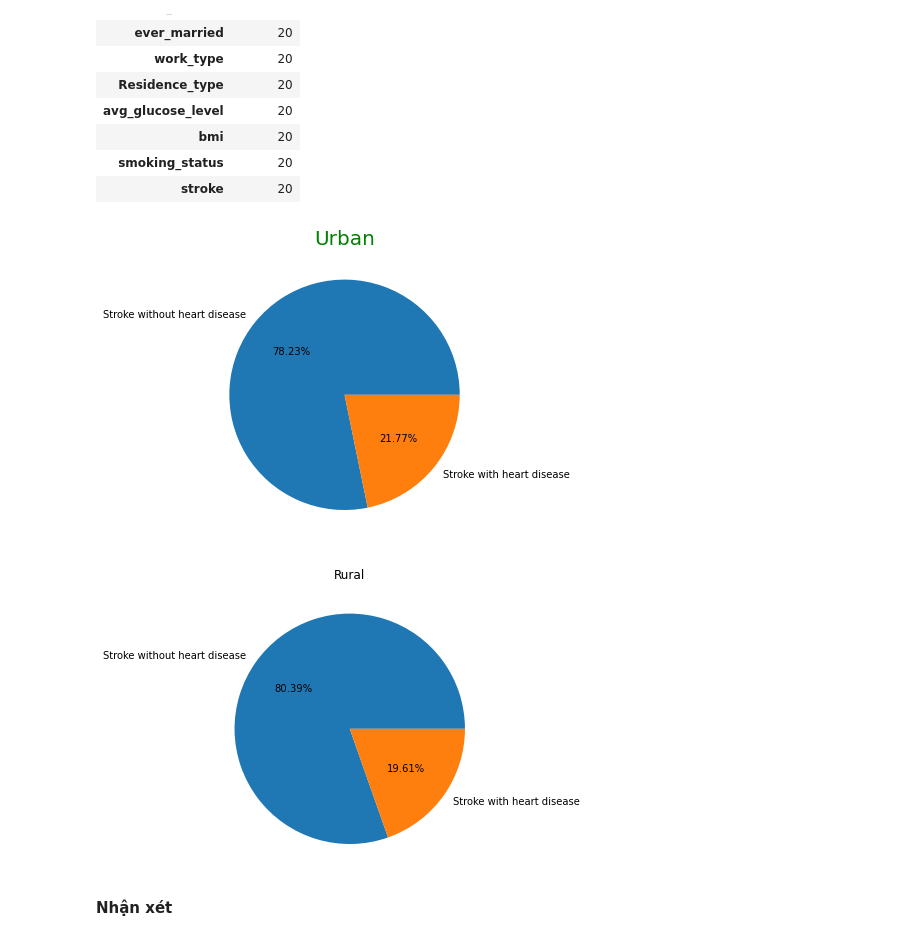
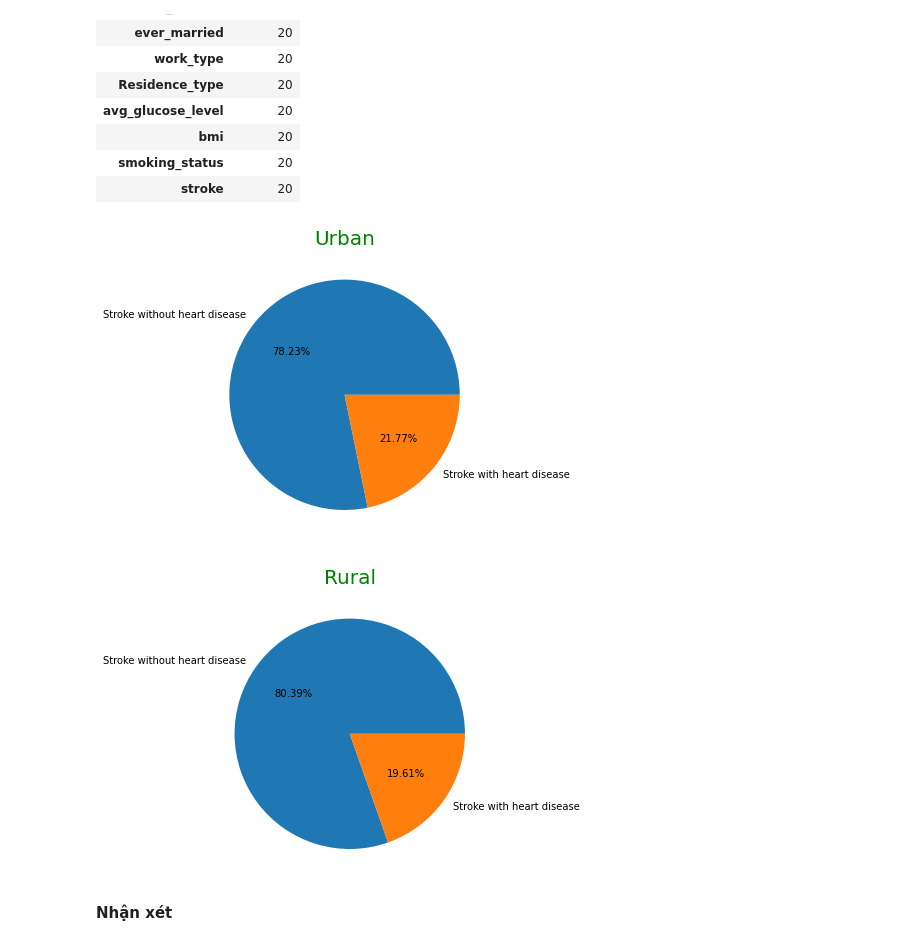
Before and after one commit to luthevy/LTKHDL_Final, a Jupyter notebook: vỹ.ipynb, the cells around one changed output. Drawn from its saved outputs; the diff is of its cells as text; code cells hidden in the pictures.

```diff
--- a/vỹ.ipynb
+++ b/vỹ.ipynb
@@ -420,24 +422,26 @@ pd.DataFrame(num_heart_disease_rural, columns = ['Số dòng'])
 # %%
 percent_heart_disease_urban = (num_heart_disease_urban[0] / num_stroke_urban[0]) * 100
 
 fig = plt.figure(0)
 ax = fig.add_axes([0,0,1,1])
 ax.axis('equal')
 names = ['Stroke without heart disease','Stroke with heart disease']
 ax.pie([100 - percent_heart_disease_urban,percent_heart_disease_urban], labels = names,autopct='%1.2f%%')
 plt.title(label='Urban',
           fontsize=20,
           color='green')
 plt.show()
 
 fig = plt.figure(1)
 ax = fig.add_axes([0,0,1,1])
 ax.pie([100 - percent_heart_disease_rural,percent_heart_disease_rural], labels = names,autopct='%1.2f%%')
-plt.title("Rural")
+plt.title(label='Rural',
+          fontsize=20,
+          color='green')
 plt.show()
 # %% [output]
 [figure]
-[figure, old version]
+[figure, new version]
 # %% [markdown]
 **Nhận xét**
 # %% [markdown]
```
Also changed, not shown: parts of 7 cells of this notebook.
